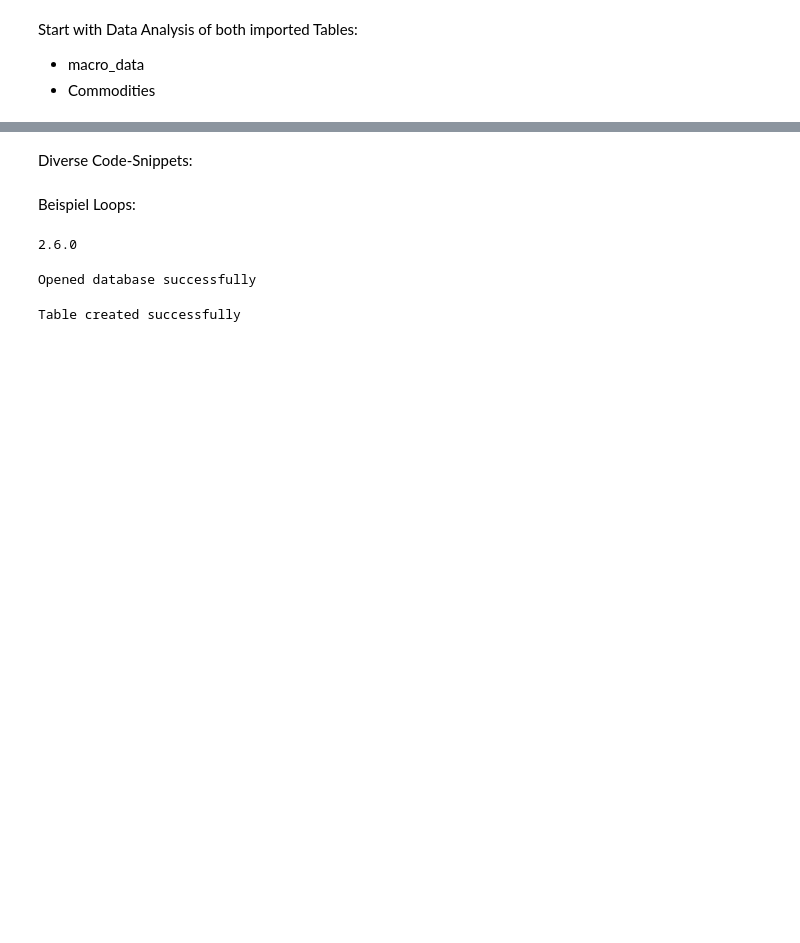
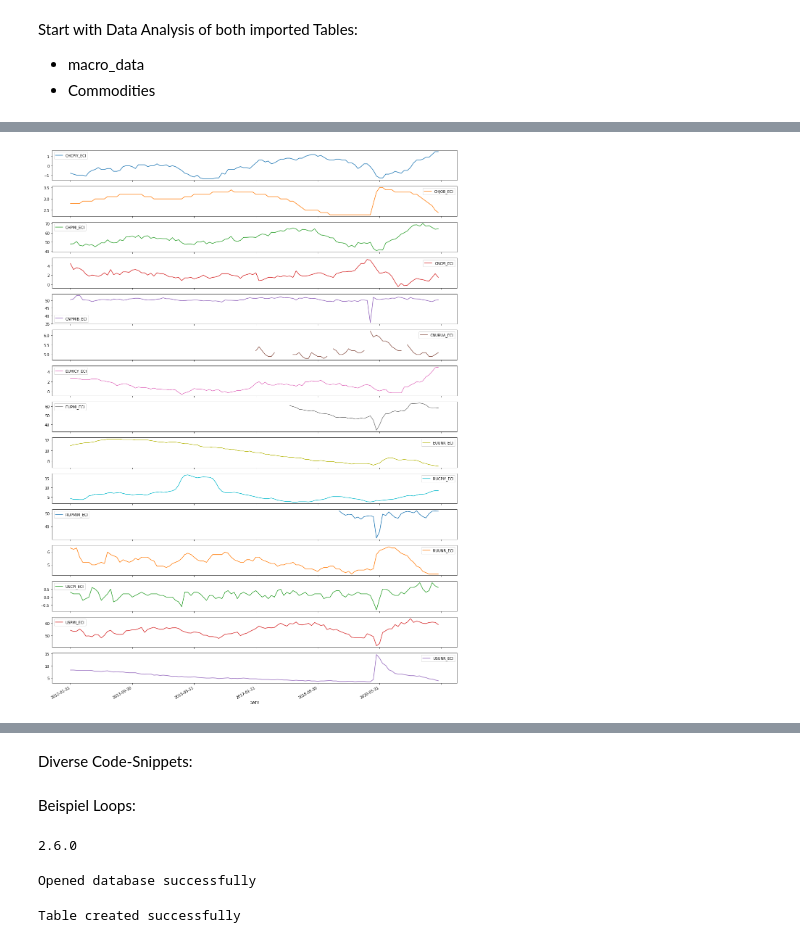
Before and after one commit to Liomat97/AQM, a Jupyter notebook: AQM_Analyse.ipynb, the cells around one changed output, grey strips where cells are left out. Cells and saved outputs as stored; diff of their text form; code cells hidden in the pictures; blank space fills up the shorter version.

Commit message:
added plots

```diff
--- a/AQM_Analyse.ipynb
+++ b/AQM_Analyse.ipynb
@@ -104,3 +104,7 @@ Commodities.head()
 | 2012-03-31 | -0.038560 | -0.019224 | -0.024031 | 0.001792 | -0.058057 | 0.035080 | -0.207404 | -0.147004 | -0.078729 | -0.031720 | -0.063076 | ... |
 | 2012-04-30 | 0.017798 | 0.024920 | -0.003541 | -0.028143 | -0.014214 | -0.060838 | 0.072124 | -0.155215 | 0.042856 | -0.044050 | -0.047622 | ... |
 | 2012-05-31 | -0.192230 | -0.173200 | -0.062513 | -0.159368 | -0.013992 | -0.069586 | 0.058228 | -0.228750 | -0.107767 | -0.101703 | -0.109752 | ... |
+# %%
+macro_data.plot(figsize=(20,30), subplots=True);
+# %% [output]
+[figure, added]
```
Also changed, not shown: parts of 1 cell of this notebook.
